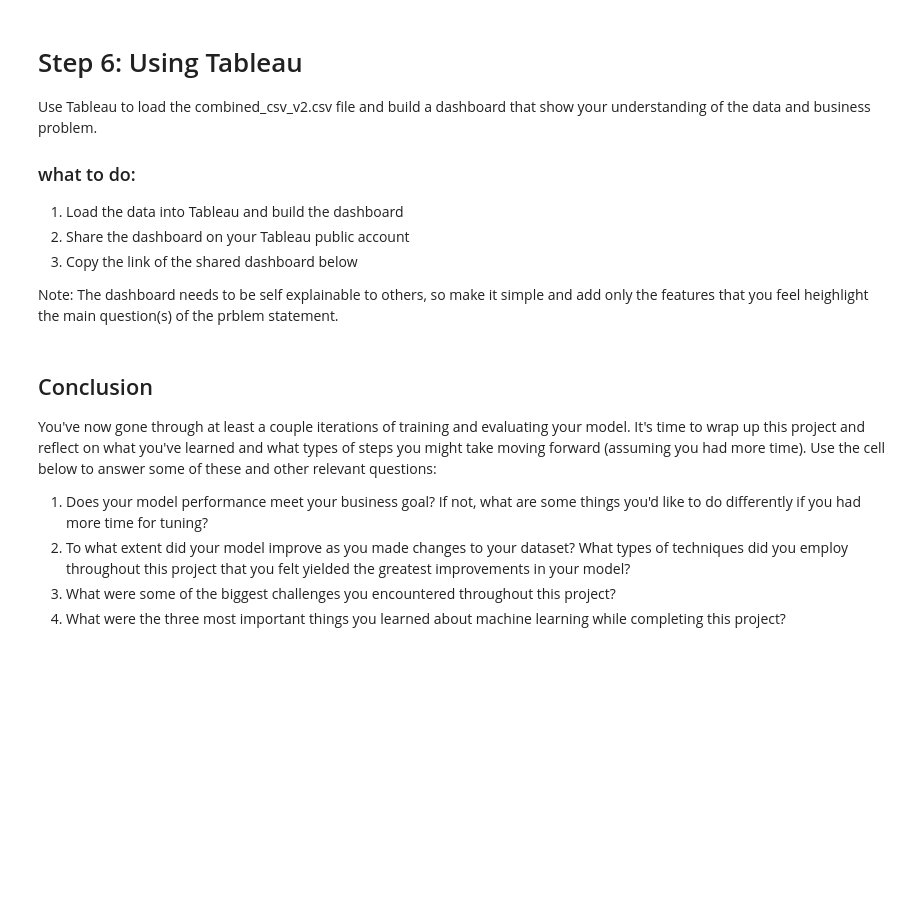
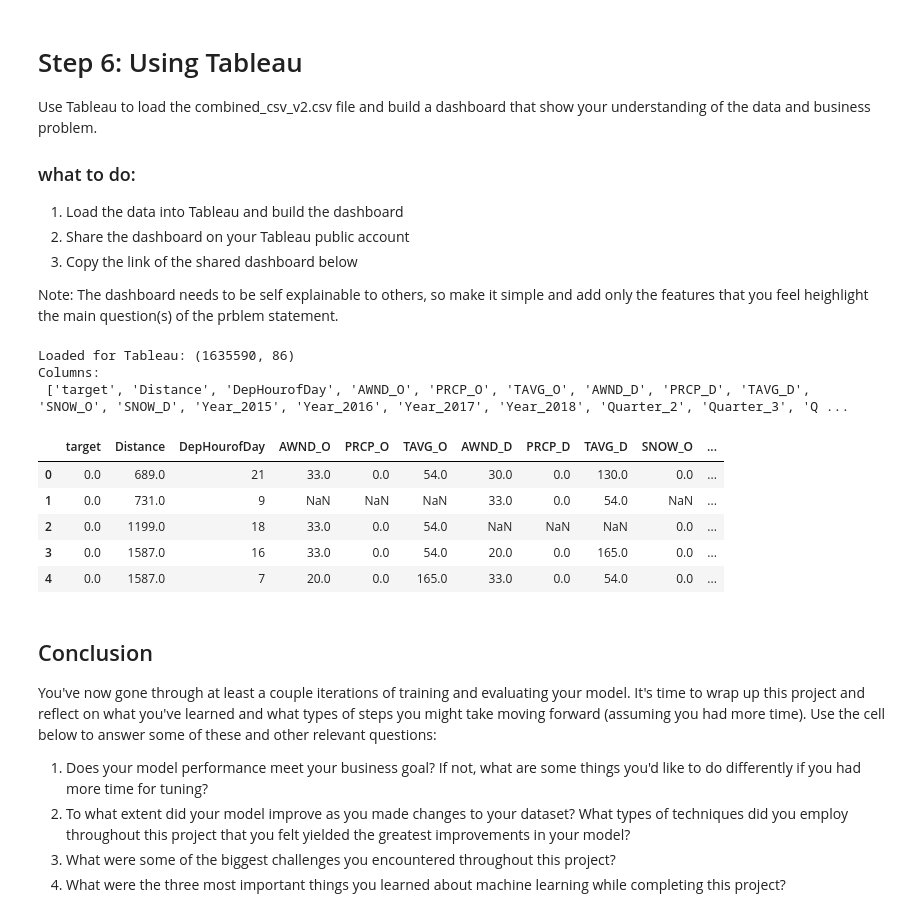
Before and after one commit to Singh8888/flight_delay_project, a Jupyter notebook: scripts/onpremises.ipynb, the cells around one changed output. Saved outputs shown, nothing was run; the diff lists cells and outputs as text; code cells hidden in the pictures; blank space fills up the shorter version.

```diff
--- a/scripts/onpremises.ipynb
+++ b/scripts/onpremises.ipynb
@@ -2702,0 +3183,23 @@ Note: The dashboard needs to be self explainable to others, so make it simple an
+# %%
+import pandas as pd
+from pathlib import Path
+
+# Path to your final engineered dataset (Iteration II)
+tableau_path = Path(r"C:\Users\DELL\Documents\flight_delay_project\data_processed\combined_csv_v2.csv")
+
+# Load it
+df_tableau = pd.read_csv(tableau_path, low_memory=False)
+
+print("Loaded for Tableau:", df_tableau.shape)
+print("Columns:\n", df_tableau.columns.tolist()[:25], "...")  # show first ~25 columns
+df_tableau.head(5)
+# %% [output]
+Loaded for Tableau: (1635590, 86)
+Columns:
+ ['target', 'Distance', 'DepHourofDay', 'AWND_O', 'PRCP_O', 'TAVG_O', 'AWND_D', 'PRCP_D', 'TAVG_D', 'SNOW_O', 'SNOW_D', 'Year_2015', 'Year_2016', 'Year_2017', 'Year_2018', 'Quarter_2', 'Quarter_3', 'Q ...
+|  | target | Distance | DepHourofDay | AWND_O | PRCP_O | TAVG_O | AWND_D | PRCP_D | TAVG_D | SNOW_O | ... |
+| 0 | 0.0 | 689.0 | 21 | 33.0 | 0.0 | 54.0 | 30.0 | 0.0 | 130.0 | 0.0 | ... |
+| 1 | 0.0 | 731.0 | 9 | NaN | NaN | NaN | 33.0 | 0.0 | 54.0 | NaN | ... |
+| 2 | 0.0 | 1199.0 | 18 | 33.0 | 0.0 | 54.0 | NaN | NaN | NaN | 0.0 | ... |
+| 3 | 0.0 | 1587.0 | 16 | 33.0 | 0.0 | 54.0 | 20.0 | 0.0 | 165.0 | 0.0 | ... |
+| 4 | 0.0 | 1587.0 | 7 | 20.0 | 0.0 | 165.0 | 33.0 | 0.0 | 54.0 | 0.0 | ... |
```
Also changed, not shown: parts of 44 cells of this notebook, 4 other files.
